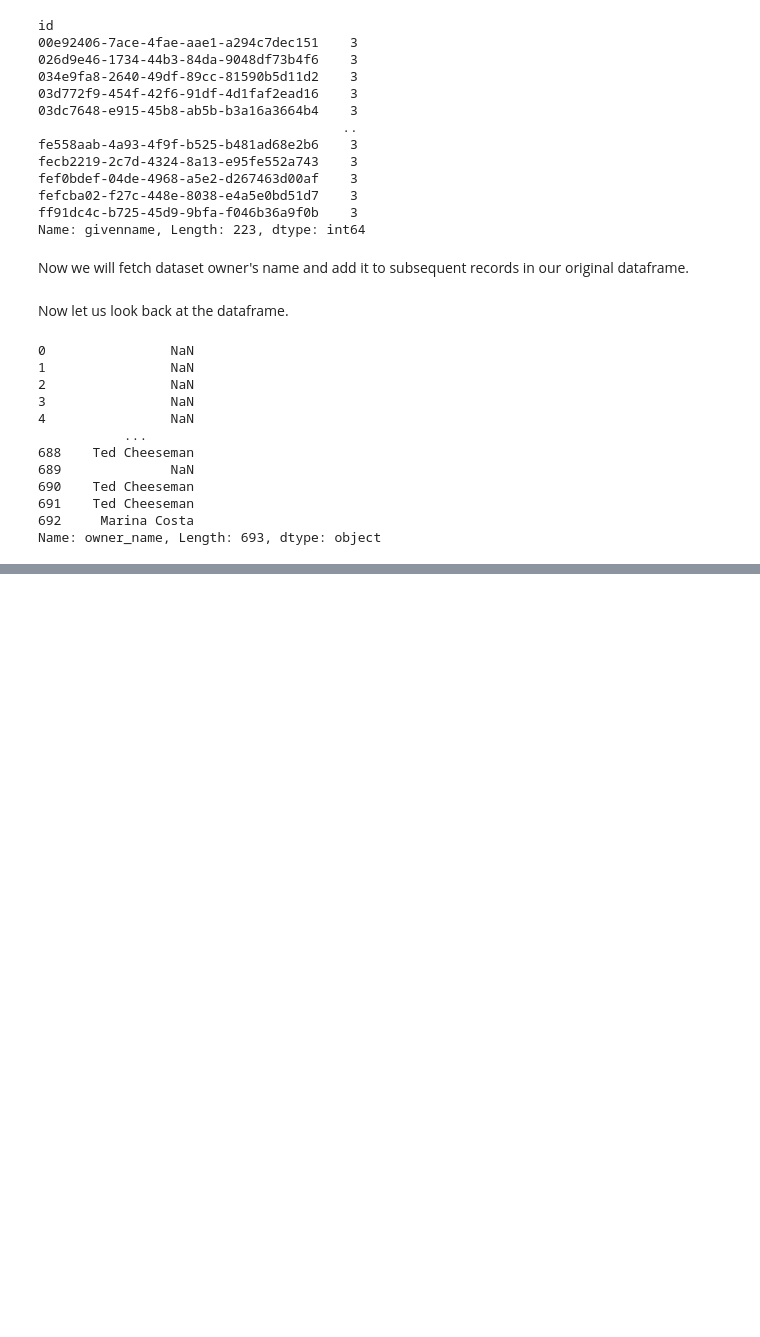
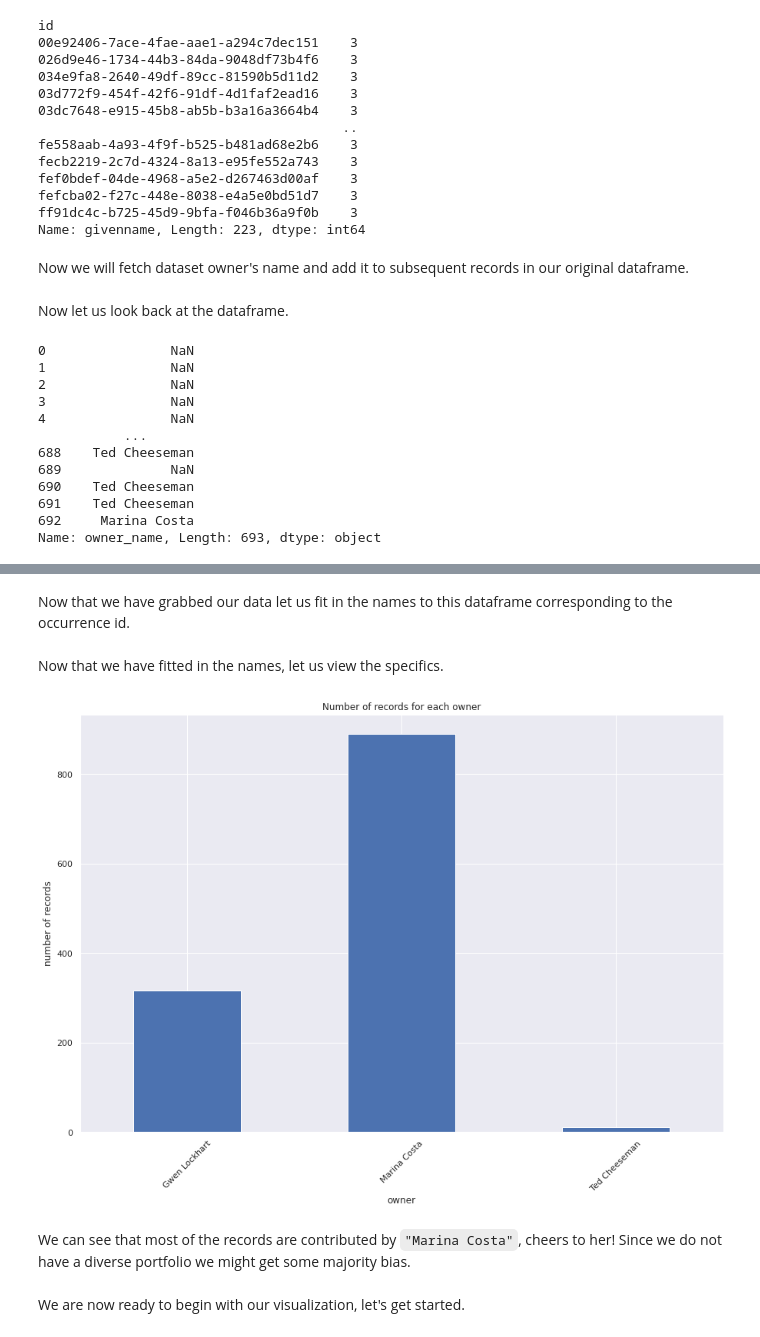
Before and after one commit to iobis/pyobis, a Jupyter notebook: notebooks/contributions_quantification.ipynb, the cells around one changed output, grey strips where cells are left out. Saved outputs shown, nothing was run; the diff lists cells and outputs as text; code cells hidden in the pictures; blank space fills up the shorter version.

Commit message:
update. complete pre-requisites for data viz

```diff
--- a/notebooks/contributions_quantification.ipynb
+++ b/notebooks/contributions_quantification.ipynb
@@ -184,0 +176,10 @@ array(['Primary contact', 'Secondary contact', None, 'Scientist',
+# %%
+def handlevector(vector):
+  string = str(vector)
+  string = string.replace("[",'').replace(']','').replace('\'','').replace(' ','')
+  return string
+# %%
+l = []
+for i in record_ids.values():
+  l.append(i)
+occ_data = occ.search(datasetid=handlevector(l))
@@ -184,0 +189,3 @@ array(['Primary contact', 'Secondary contact', None, 'Scientist',
+# %%
+occ_df = pd.DataFrame(occ_data["results"])
+occ_df
@@ -184,0 +206,23 @@ array(['Primary contact', 'Secondary contact', None, 'Scientist',
+# %% [markdown]
+Now that we have grabbed our data let us fit in the names to this dataframe corresponding to the occurrence id.
+# %%
+occ_df["owner_name"] = np.nan
+for key in record_ids:
+  for item in record_ids[key]:
+    index = occ_df[occ_df["dataset_id"]==item].index
+    occ_df.loc[index,"owner_name":"owner_name"] = key
+# %% [markdown]
+Now that we have fitted in the names, let us view the specifics.
+# %%
+occ_df.groupby("owner_name").scientificName.count().plot.bar()
+plt.title("Number of records for each owner")
+plt.xlabel("owner")
+plt.ylabel("number of records")
+plt.xticks(rotation=45)
+plt.show();
+# %% [output]
+[figure, added]
+# %% [markdown]
+We can see that most of the records are contributed by `"Marina Costa"`, cheers to her! Since we do not have a diverse portfolio we might get some majority bias.
+# %% [markdown]
+We are now ready to begin with our visualization, let's get started.
```
Also changed, not shown: parts of 20 cells of this notebook.
